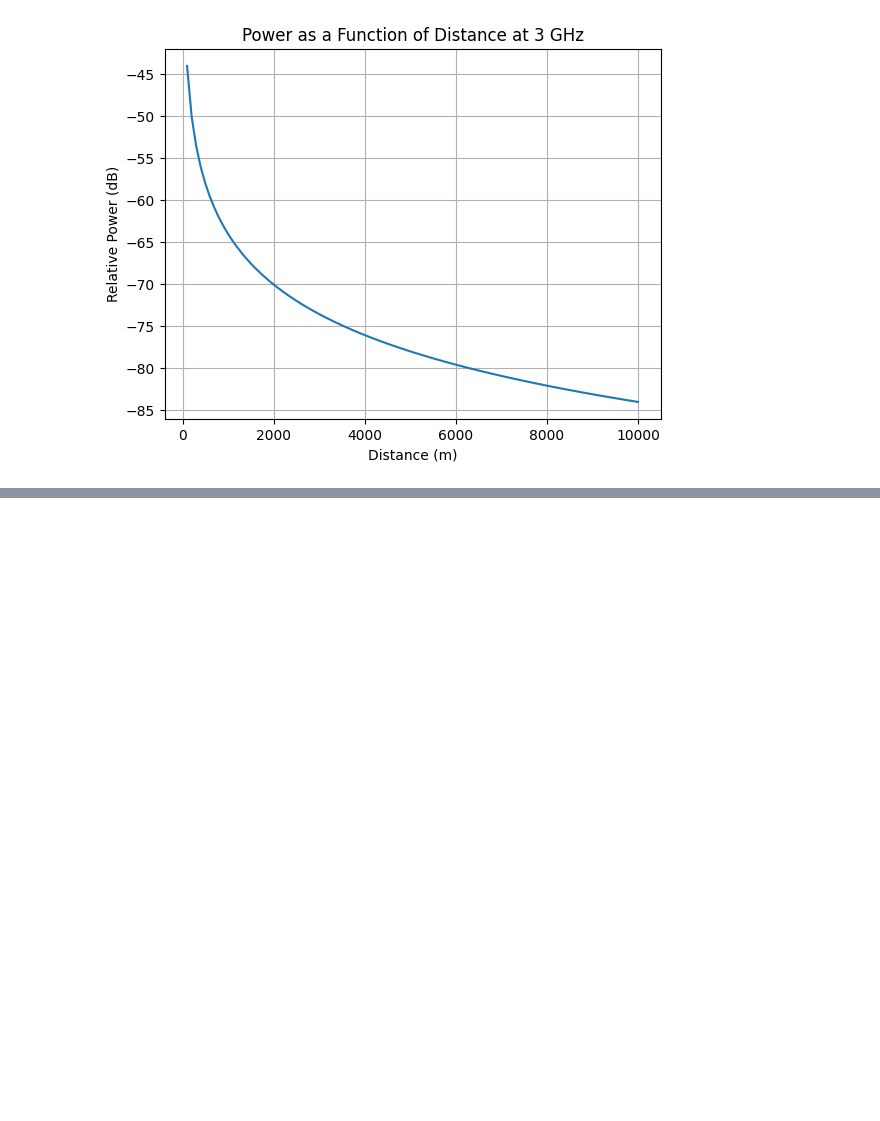
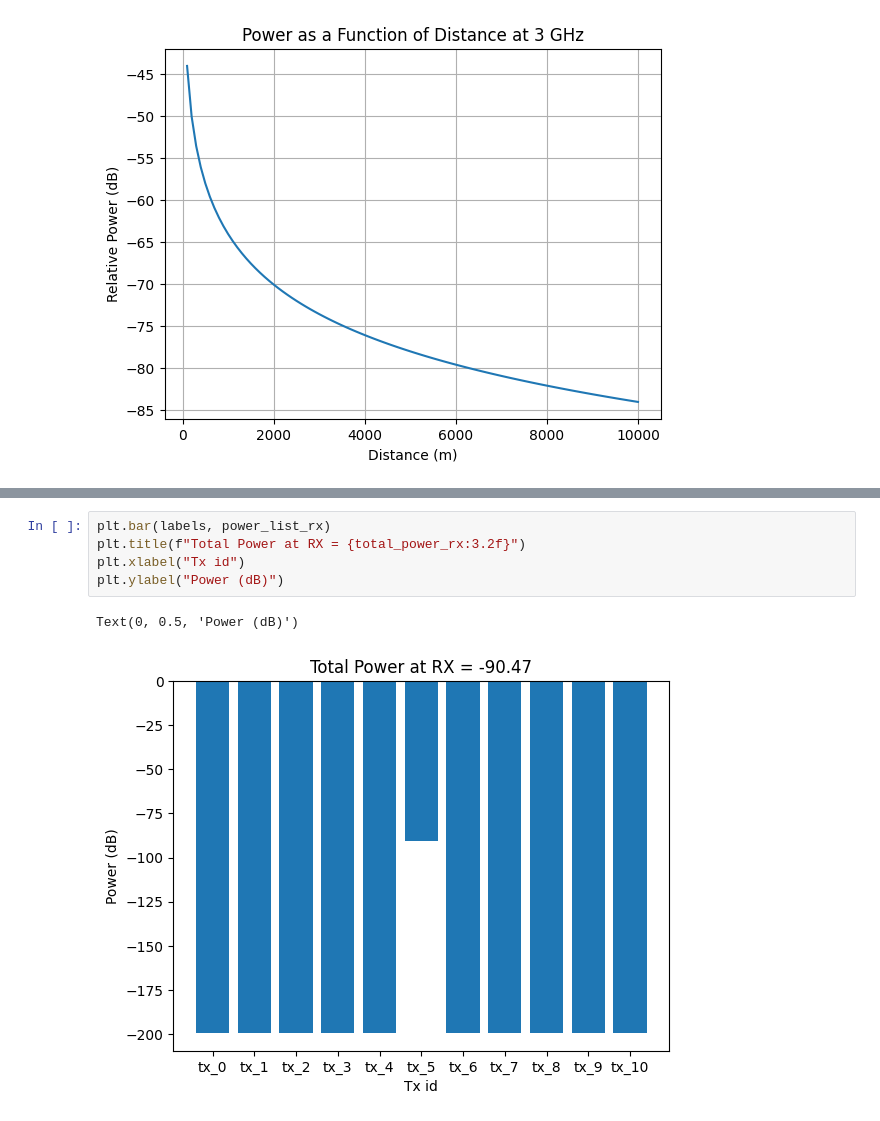
Before and after one commit to sandersa-nist/los_simulation, a Jupyter notebook: examples/los_simulation_example.ipynb, the cells around one changed output, grey strips where cells are left out. Cells and saved outputs as stored; diff of their text form; blank space fills up the shorter version.

```diff
--- a/examples/los_simulation_example.ipynb
+++ b/examples/los_simulation_example.ipynb
@@ -74,0 +79,8 @@ NameError: name 'np' is not defined
+# %%
+plt.bar(labels, power_list_rx)
+plt.title(f"Total Power at RX = {total_power_rx:3.2f}")
+plt.xlabel("Tx id")
+plt.ylabel("Power (dB)")
+# %% [output]
+Text(0, 0.5, 'Power (dB)')
+[figure, added]
```
Also changed, not shown: parts of 7 cells of this notebook.
